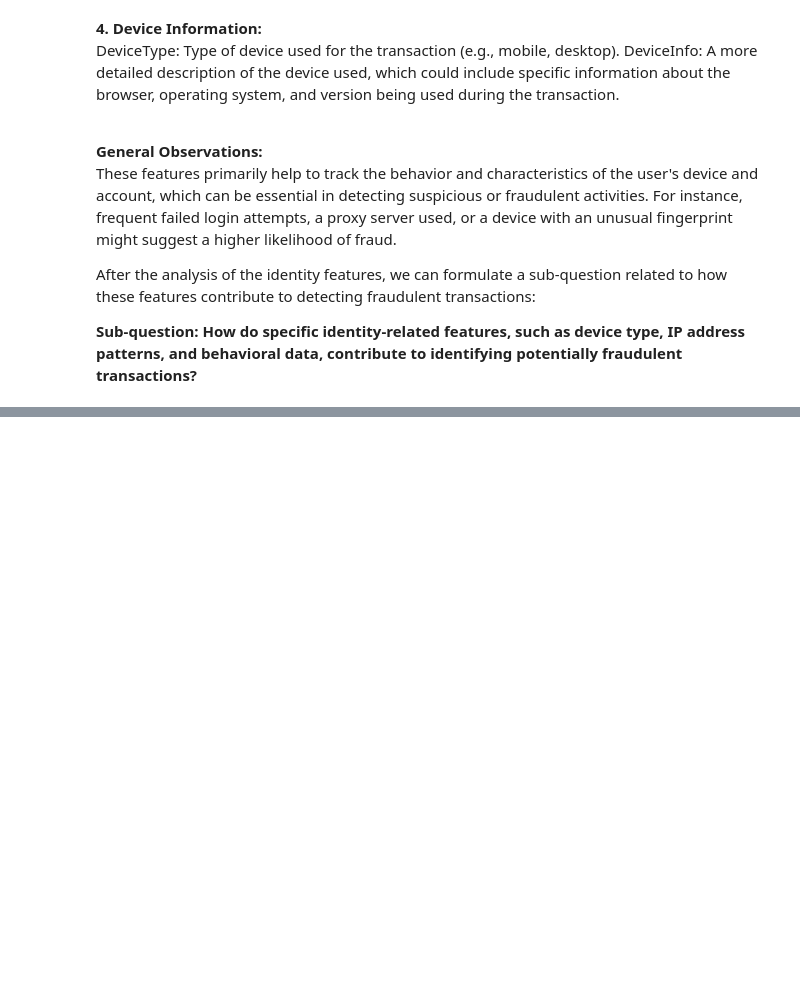
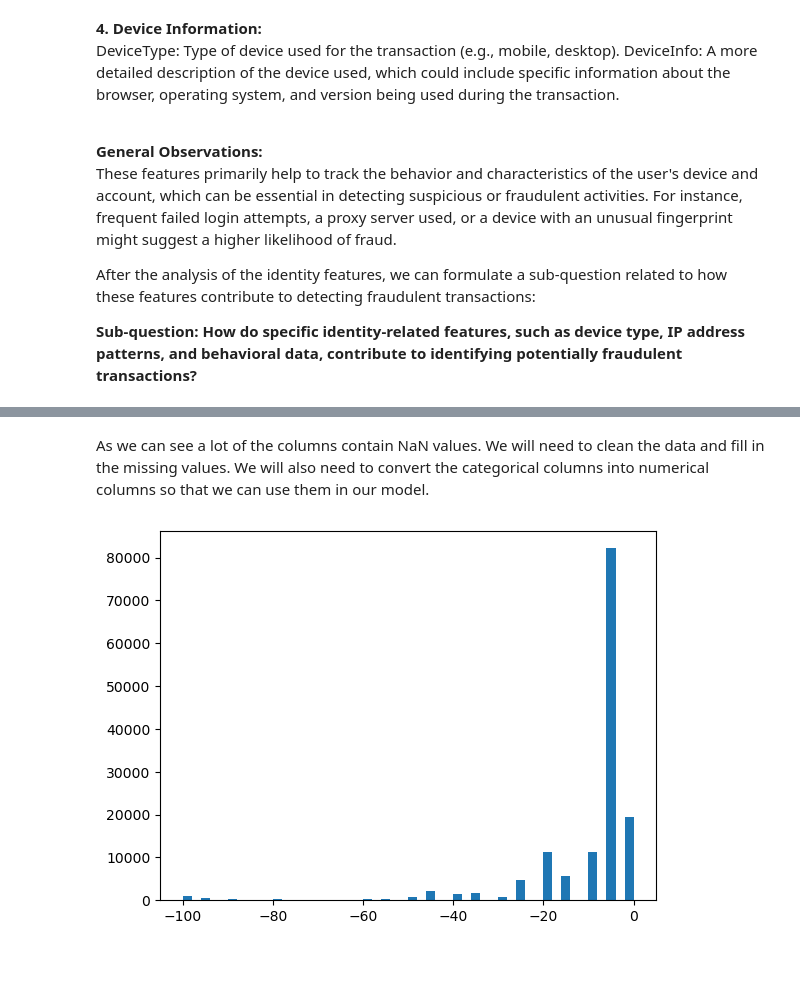
Before and after one commit to JoranVisscher/MachineLearningFraud, a Jupyter notebook: DatasetAnalysis.ipynb, the cells around one changed output, grey strips where cells are left out. Drawn from its saved outputs; the diff is of its cells as text; code cells hidden in the pictures; blank space fills up the shorter version.

```diff
--- a/DatasetAnalysis.ipynb
+++ b/DatasetAnalysis.ipynb
@@ -153,0 +163,13 @@ After the analysis of the identity features, we can formulate a sub-question rel
+# %%
+import numpy as np
+import matplotlib.pyplot as plt
+%matplotlib inline
+
+# Load the data
+train_transaction = pd.read_csv("train_transaction.csv")
+train_identity = pd.read_csv("train_identity.csv")
+test_transaction = pd.read_csv("test_transaction.csv")
+test_identity = pd.read_csv("test_identity.csv")
+# Merge the data
+train_data = pd.merge(train_transaction, train_identity, on='TransactionID', how='left')
+test_data = pd.merge(test_transaction, test_identity, on='TransactionID', how='left')
@@ -154,2 +207,9 @@ After the analysis of the identity features, we can formulate a sub-question rel
+# %% [markdown]
+As we can see a lot of the columns contain NaN values. We will need to clean the data and fill in the missing values. We will also need to convert the categorical columns into numerical columns so that we can use them in our model.
+# %%
+plt.hist(train_data['id_01'], bins=50)
+plt.show()
+# %% [output]
+[figure, added]
 # %% [markdown]
 #
```
Also changed, not shown: parts of 46 cells of this notebook, 2 other files.
